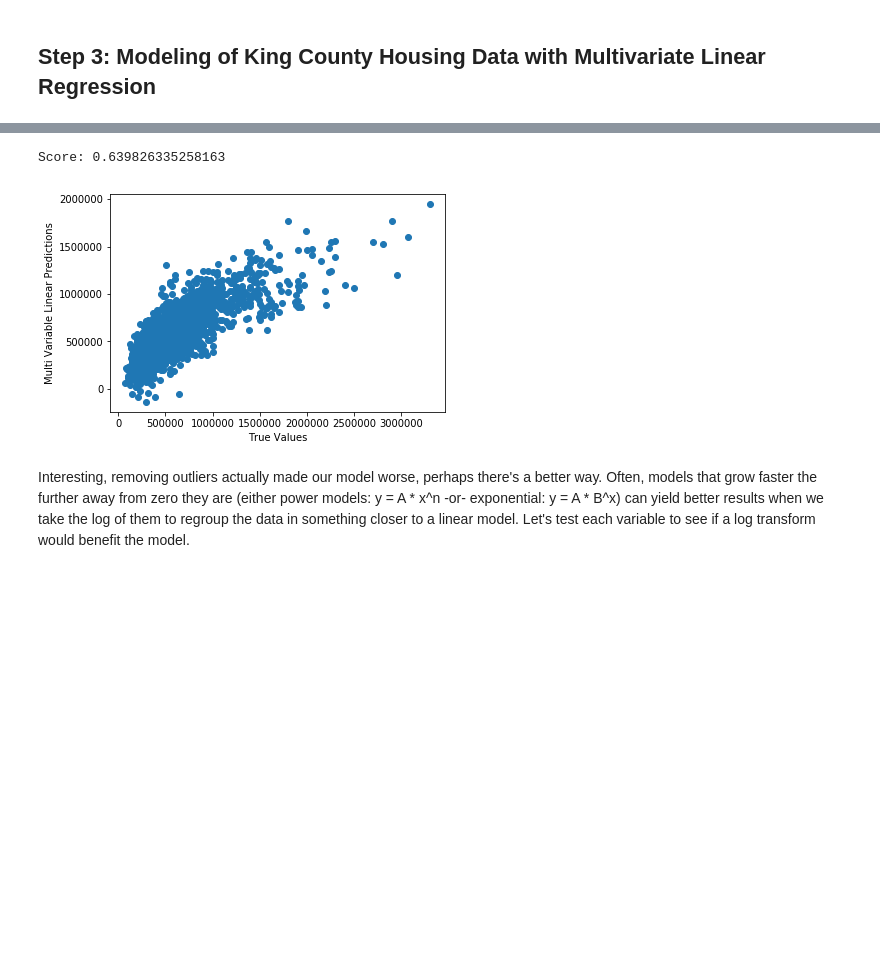
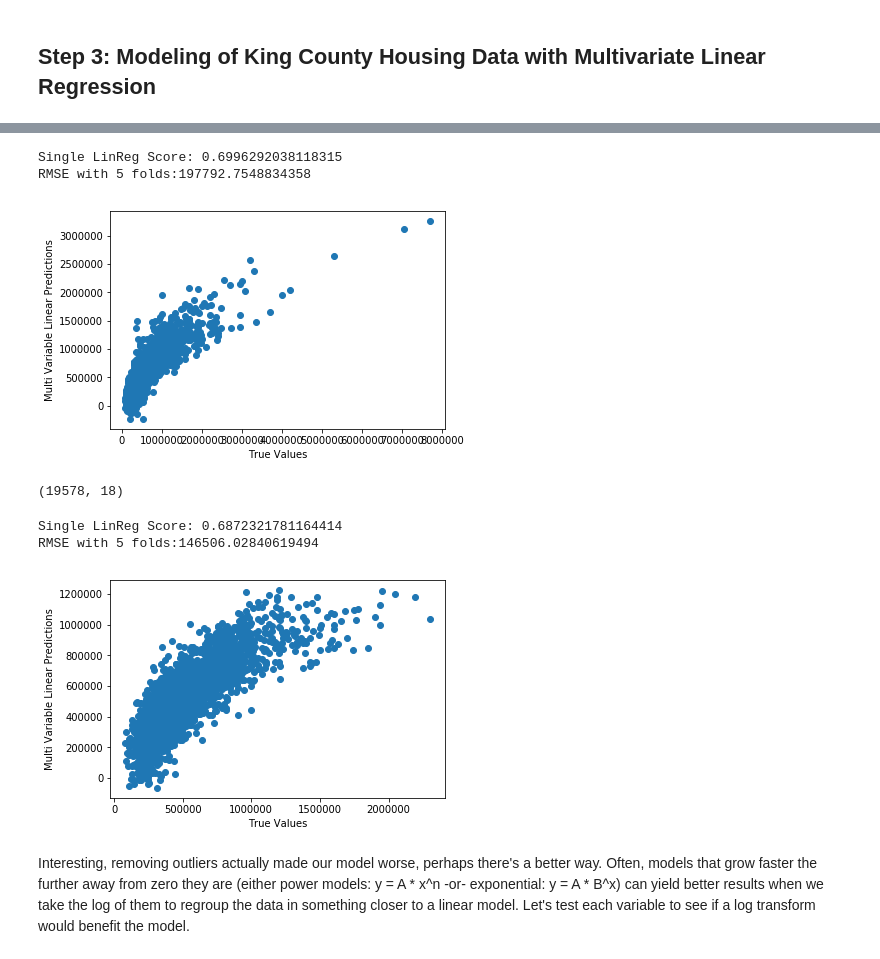
Before and after one commit to nkacoroski/dsc-1-final-project, a Jupyter notebook: kaspar.ipynb, the cells around one changed output, grey strips where cells are left out. Saved outputs shown, nothing was run; the diff lists cells and outputs as text; code cells hidden in the pictures; blank space fills up the shorter version.

```diff
--- a/kaspar.ipynb
+++ b/kaspar.ipynb
@@ -385,8 +500,22 @@ no_outliers.shape
+# %%
+linreg_tts(variable_df, df[['price']])
+# %% [output]
+Single LinReg Score: 0.6996292038118315
+RMSE with 5 folds:197792.7548834358
+[figure, added]
+# %%
+numeric_df = variable_df.copy()
+numeric_df['price'] = df['price']
+no_outliers = numeric_df[(np.abs(zscore(numeric_df.loc[:, variable_df.columns])) < 3).all(axis=1)]
+no_outliers.shape
+# %% [output]
+(19578, 18)
 # %%
-multi_linreg_tts(no_outliers.drop(['price'], axis=1), no_outliers[['price']])
+linreg_tts(no_outliers.drop(['price'], axis=1), no_outliers['price'])
 # %% [output]
-Score: 0.639826335258163
+Single LinReg Score: 0.6872321781164414
+RMSE with 5 folds:146506.02840619494
-[figure, old version]
+[figure, new version]
 # %% [markdown]
 Interesting, removing outliers actually made our model worse, perhaps there's a better way. Often, models that grow faster the further away from zero they are (either power models: y = A * x^n  -or-  exponential: y = A * B^x) can yield better results when we take the log of them to regroup the data in something closer to a linear model. Let's test each variable to see if a log transform would benefit the model.
 # %%
```
Also changed, not shown: parts of 60 cells of this notebook.
